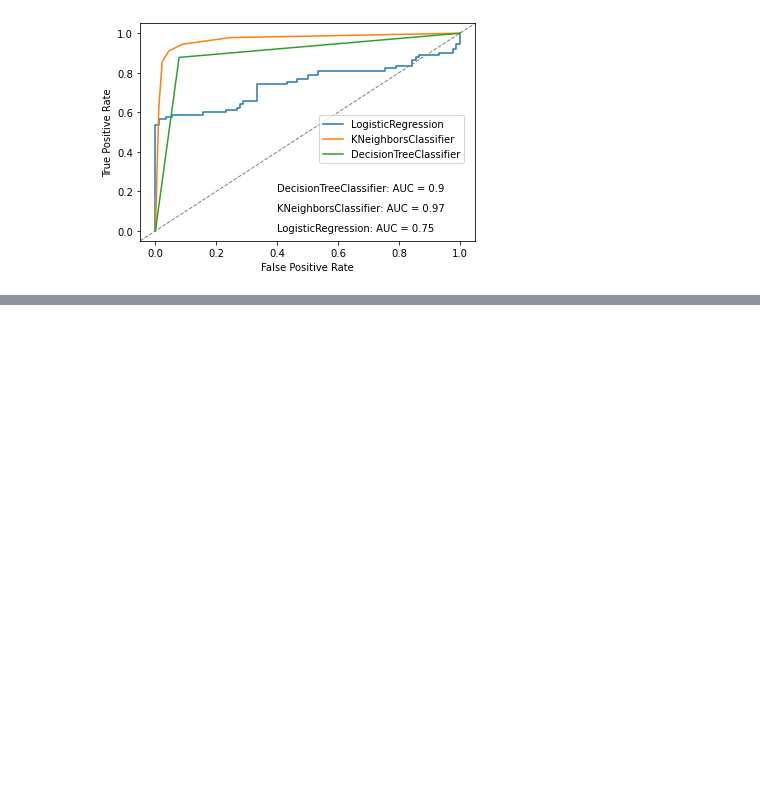
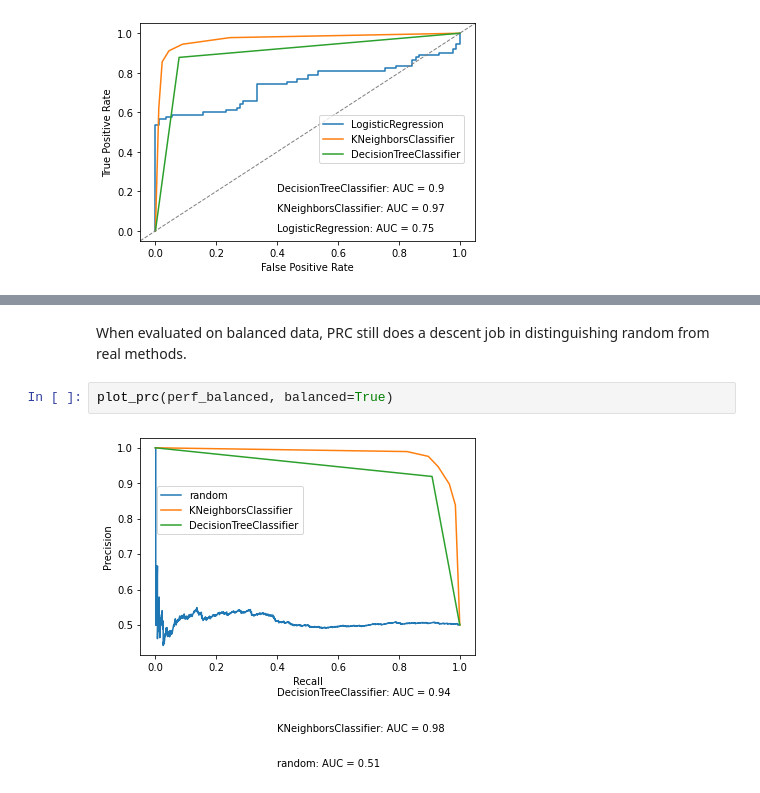
Before and after one commit to yueliyl/gec_intro2ml, a Jupyter notebook: ModelEvaluationAndSelection.ipynb, the cells around one changed output, grey strips where cells are left out. Cells and saved outputs as stored; diff of their text form; blank space fills up the shorter version.

```diff
--- a/ModelEvaluationAndSelection.ipynb
+++ b/ModelEvaluationAndSelection.ipynb
@@ -372,0 +616,6 @@ To be updated soon
+# %% [markdown]
+When evaluated on balanced data, PRC still does a descent job in distinguishing random from real methods.
+# %%
+plot_prc(perf_balanced, balanced=True)
+# %% [output]
+[figure, added]
```
Also changed, not shown: parts of 15 cells of this notebook.
